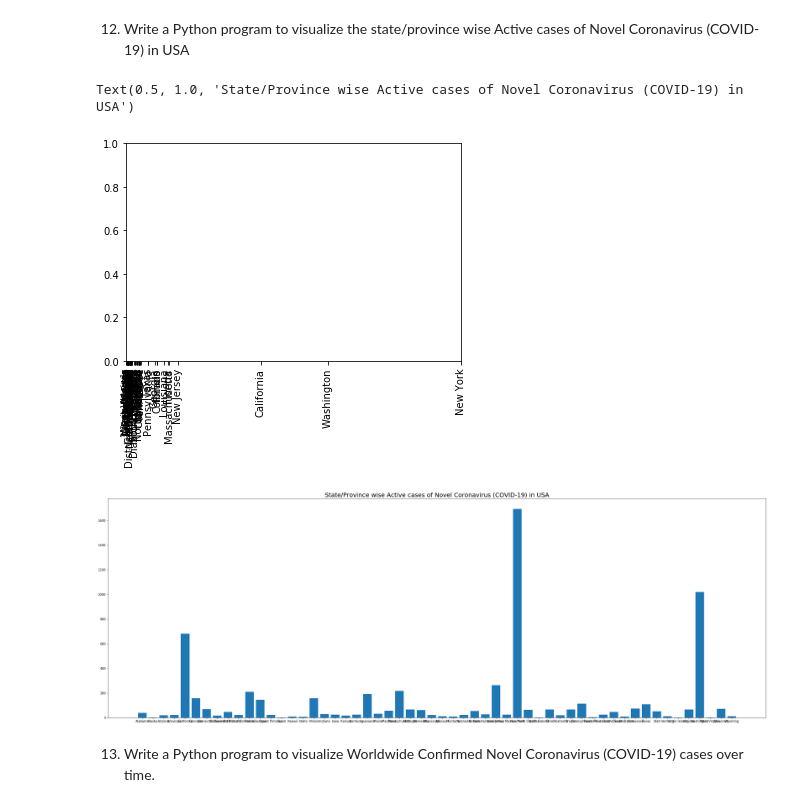
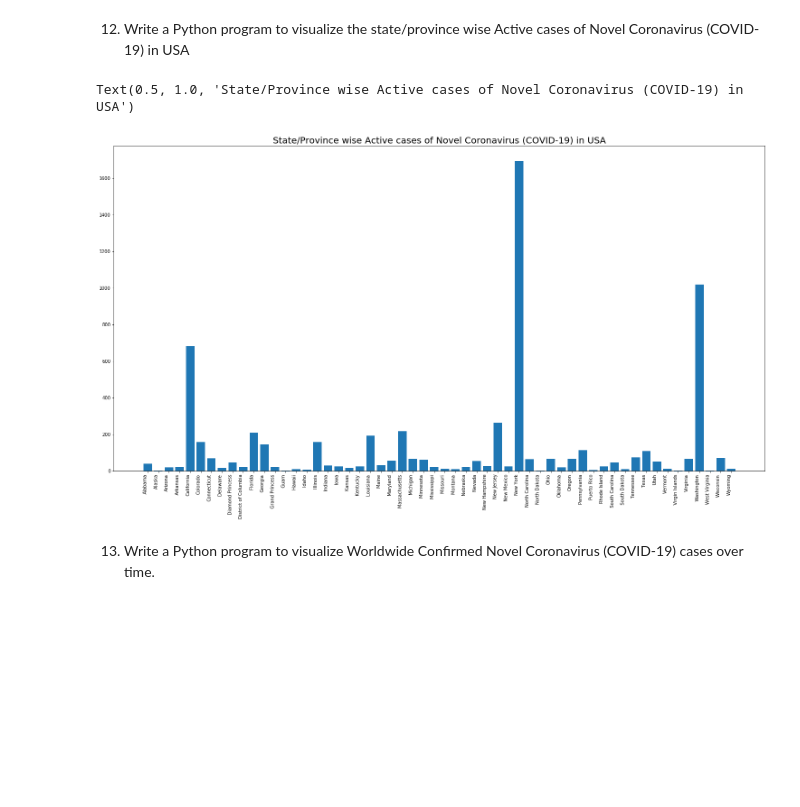
Before and after one commit to rajagopal016/Covid19Analysis, a Jupyter notebook: Covid-19 Analysis.ipynb, the cells around one changed output. Saved outputs shown, nothing was run; the diff lists cells and outputs as text; code cells hidden in the pictures; blank space fills up the shorter version.

```diff
--- a/Covid-19 Analysis.ipynb
+++ b/Covid-19 Analysis.ipynb
@@ -220,22 +219,21 @@ TypeError: bar() missing 1 required positional argument: 'height'
 # %%
 df12 = covid_data
 df12["Active"] = df12["Confirmed"] - df12["Recovered"] - df12['Deaths']
 df12 = df12[df12["Country/Region"] == "US"].reset_index()
 df12 = df12.groupby(["Province/State"])["Province/State","Confirmed", "Active", "Deaths", "Recovered"].sum().reset_index()
 df12 = df12[df12["Active"] > 0]
 #df12
 #plt.plot(  )
-plt.xticks(df12['Active'], df12["Province/State"], rotation='vertical')
-plt
-fig = plt.figure(figsize=(30,10))
+
+fig = plt.figure(figsize=(20,10))
 
 ax = fig.add_axes([0,0,1,1])
 ax.bar(df12['Province/State'],df12['Active'])
+ax.set_xticklabels(df12['Province/State'], rotation=90, ha='right')
 plt.title("State/Province wise Active cases of Novel Coronavirus (COVID-19) in USA", fontsize=20 )
 # %% [output]
 Text(0.5, 1.0, 'State/Province wise Active cases of Novel Coronavirus (COVID-19) in USA')
-[figure, old version]
+[figure, new version]
-[figure, removed]
 # %% [markdown]
 13. Write a Python program to visualize Worldwide Confirmed Novel Coronavirus (COVID-19) cases over time.
 # %%
```
Also changed, not shown: parts of 2 cells of this notebook.
